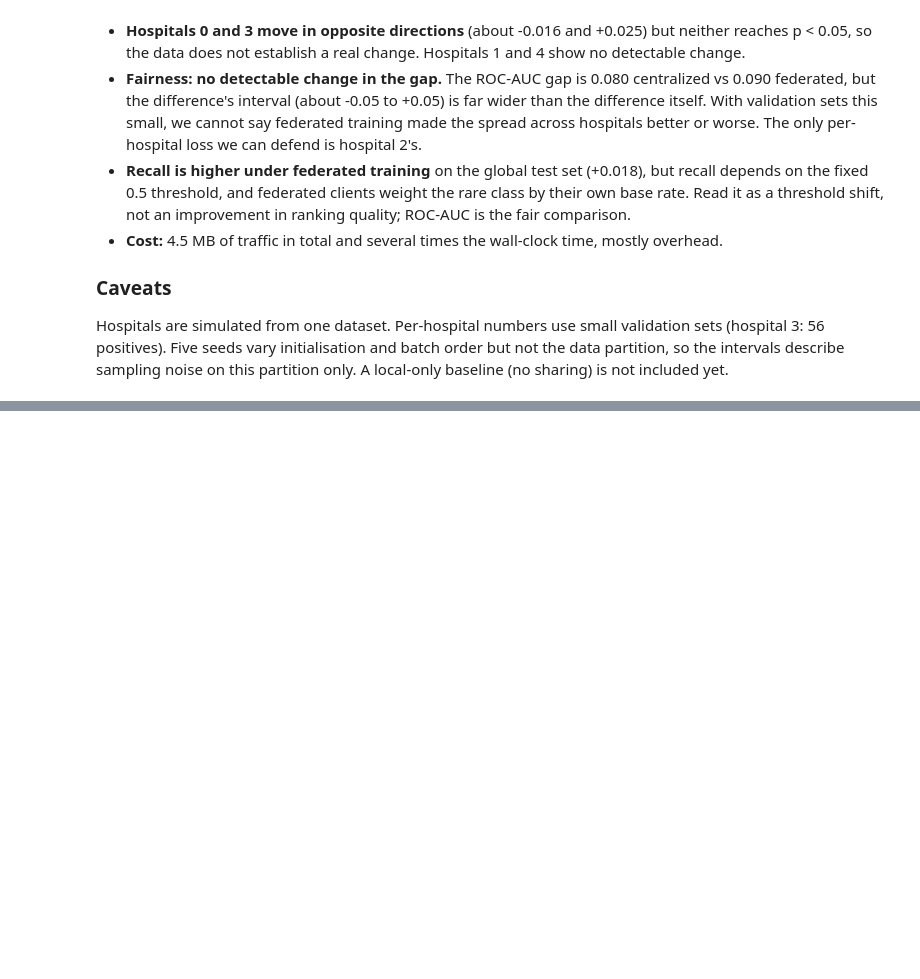
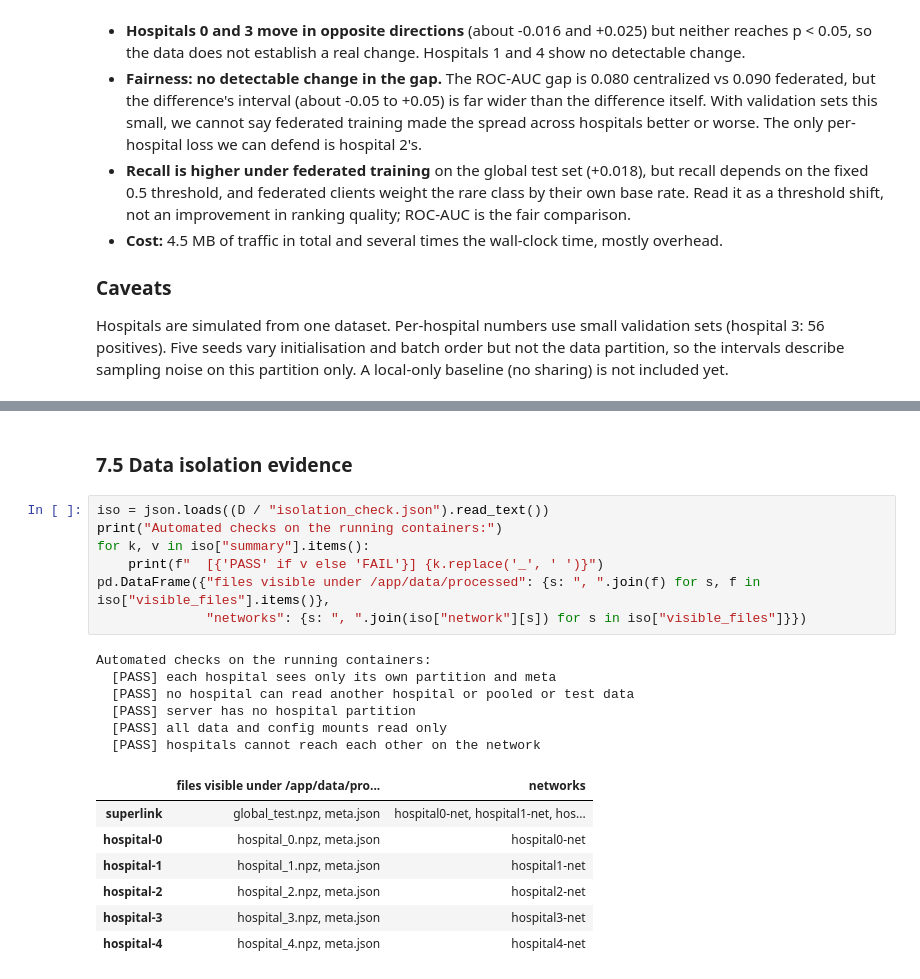
Before and after one commit to sunidhishekar-create/federated-learning-on-hospital-data-, a Jupyter notebook: notebooks/04_federated_vs_centralized.ipynb, the cells around one changed output, grey strips where cells are left out. Saved outputs shown, nothing was run; the diff lists cells and outputs as text; blank space fills up the shorter version.

```diff
--- a/notebooks/04_federated_vs_centralized.ipynb
+++ b/notebooks/04_federated_vs_centralized.ipynb
@@ -262,0 +403,23 @@ describe sampling noise on this partition only. A local-only baseline (no sharin
+# %% [markdown]
+### 7.5 Data isolation evidence
+# %%
+iso = json.loads((D / "isolation_check.json").read_text())
+print("Automated checks on the running containers:")
+for k, v in iso["summary"].items():
+    print(f"  [{'PASS' if v else 'FAIL'}] {k.replace('_', ' ')}")
+pd.DataFrame({"files visible under /app/data/processed": {s: ", ".join(f) for s, f in iso["visible_files"].items()},
+              "networks": {s: ", ".join(iso["network"][s]) for s in iso["visible_files"]}})
+# %% [output]
+Automated checks on the running containers:
+  [PASS] each hospital sees only its own partition and meta
+  [PASS] no hospital can read another hospital or pooled or test data
+  [PASS] server has no hospital partition
+  [PASS] all data and config mounts read only
+  [PASS] hospitals cannot reach each other on the network
+|  | files visible under /app/data/pro... | networks |
+| superlink | global_test.npz, meta.json | hospital0-net, hospital1-net, hos... |
+| hospital-0 | hospital_0.npz, meta.json | hospital0-net |
+| hospital-1 | hospital_1.npz, meta.json | hospital1-net |
+| hospital-2 | hospital_2.npz, meta.json | hospital2-net |
+| hospital-3 | hospital_3.npz, meta.json | hospital3-net |
+| hospital-4 | hospital_4.npz, meta.json | hospital4-net |
```
Also changed, not shown: parts of 11 cells of this notebook, 2 other files.
